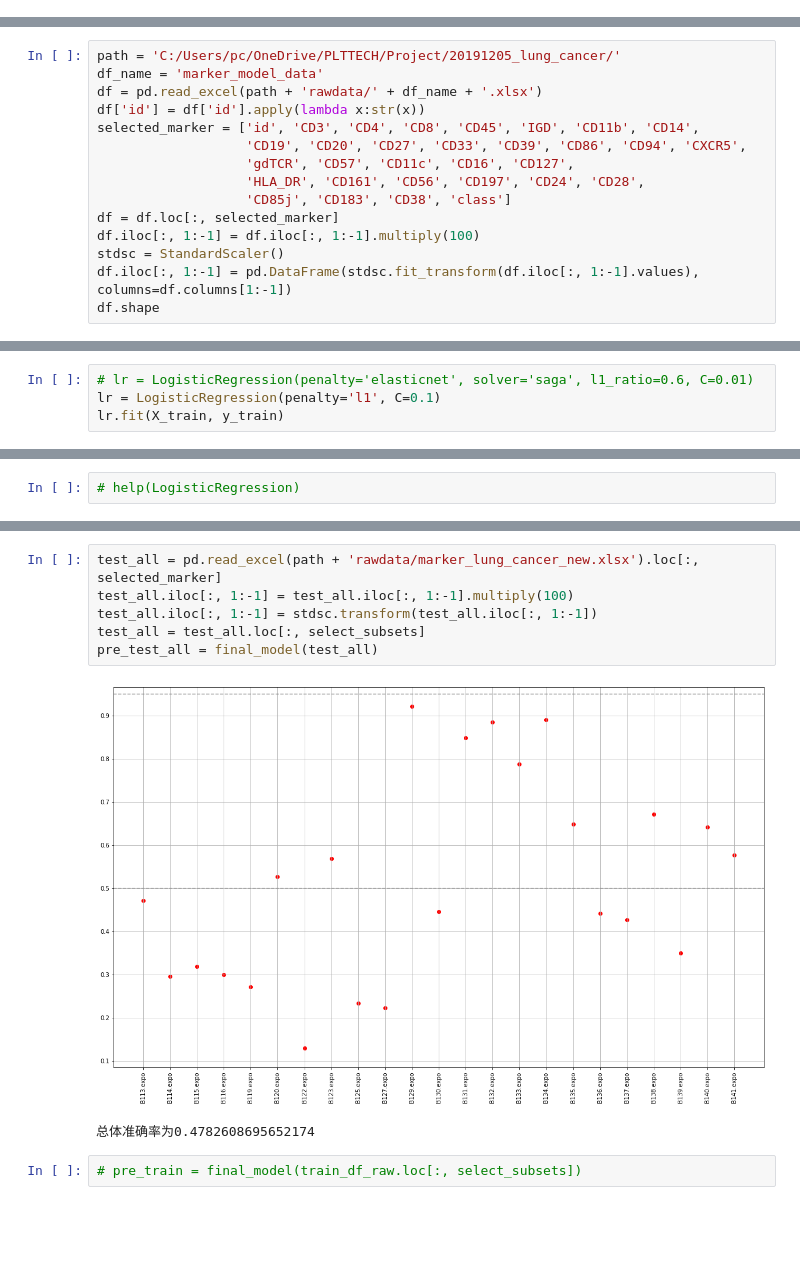
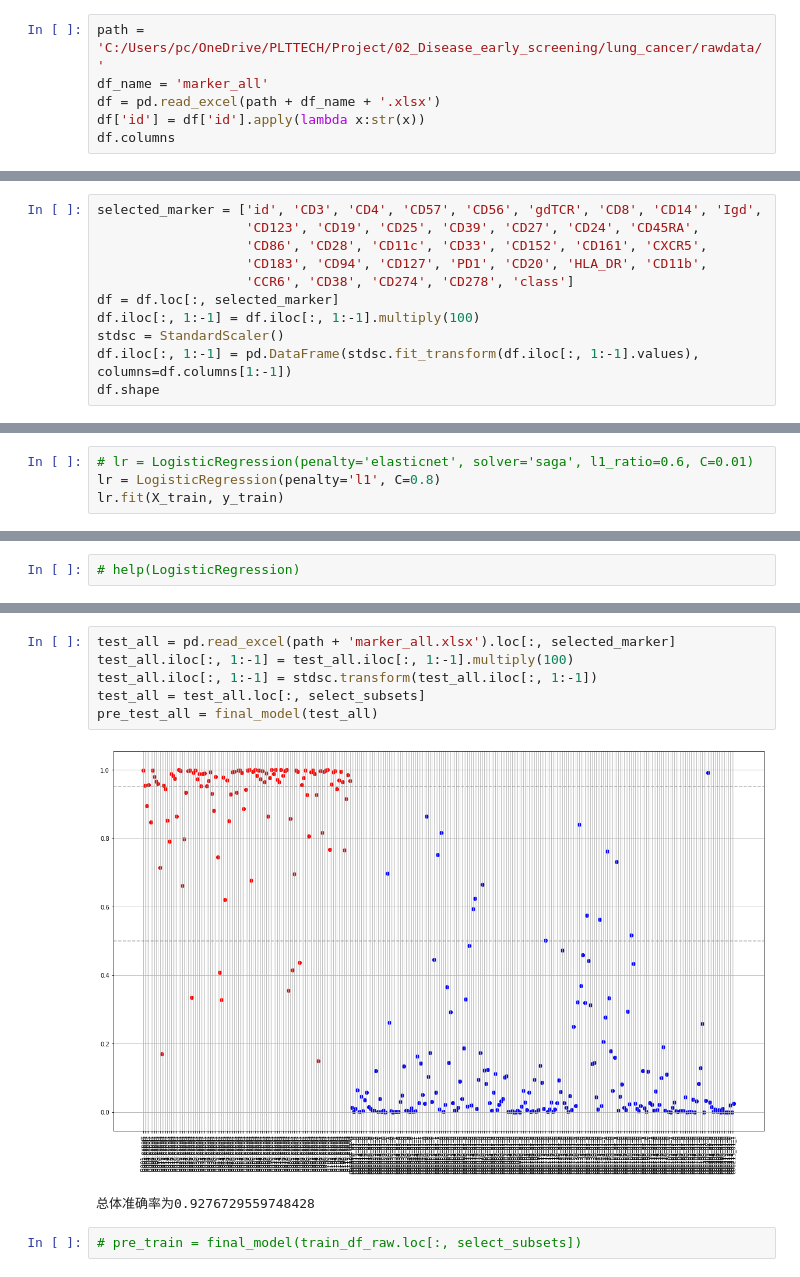
Before and after one commit to PyDarren/PLT_back, a Jupyter notebook: lung_cancer_classifier/new_strategy_marker.ipynb, the cells around one changed output, grey strips where cells are left out. Cells and saved outputs as stored; diff of their text form; blank space fills up the shorter version.

```diff
--- a/lung_cancer_classifier/new_strategy_marker.ipynb
+++ b/lung_cancer_classifier/new_strategy_marker.ipynb
@@ -77,3 +77,9 @@ def final_model(df):
     pre_1_wrong = predict_df[np.logical_and(predict_df['class'] == 1, predict_df['pre_label'] == 0)].shape[0]
     print('总体准确率为%s' % ((pre_0_right + pre_1_right) / predict_df.shape[0]))
     return predict_df
+# %%
+path = 'C:/Users/pc/OneDrive/PLTTECH/Project/02_Disease_early_screening/lung_cancer/rawdata/'
+df_name = 'marker_all'
+df = pd.read_excel(path + df_name + '.xlsx')
+df['id'] = df['id'].apply(lambda x:str(x))
+df.columns
@@ -80,13 +93,9 @@ def final_model(df):
 # %%
-path = 'C:/Users/pc/OneDrive/PLTTECH/Project/20191205_lung_cancer/'
-df_name = 'marker_model_data'
-df = pd.read_excel(path + 'rawdata/' + df_name + '.xlsx')
-df['id'] = df['id'].apply(lambda x:str(x))
-selected_marker = ['id', 'CD3', 'CD4', 'CD8', 'CD45', 'IGD', 'CD11b', 'CD14',
-                   'CD19', 'CD20', 'CD27', 'CD33', 'CD39', 'CD86', 'CD94', 'CXCR5',
-                   'gdTCR', 'CD57', 'CD11c', 'CD16', 'CD127',
-                   'HLA_DR', 'CD161', 'CD56', 'CD197', 'CD24', 'CD28',
-                   'CD85j', 'CD183', 'CD38', 'class']
+selected_marker = ['id', 'CD3', 'CD4', 'CD57', 'CD56', 'gdTCR', 'CD8', 'CD14', 'Igd',
+                   'CD123', 'CD19', 'CD25', 'CD39', 'CD27', 'CD24', 'CD45RA',
+                   'CD86', 'CD28', 'CD11c', 'CD33', 'CD152', 'CD161', 'CXCR5',
+                   'CD183', 'CD94', 'CD127', 'PD1', 'CD20', 'HLA_DR', 'CD11b',
+                   'CCR6', 'CD38', 'CD274', 'CD278', 'class']
 df = df.loc[:, selected_marker]
 df.iloc[:, 1:-1] = df.iloc[:, 1:-1].multiply(100)
 stdsc = StandardScaler()
@@ -140,5 +149,5 @@ plt.show()
 # %%
 # lr = LogisticRegression(penalty='elasticnet', solver='saga', l1_ratio=0.6, C=0.01)
-lr = LogisticRegression(penalty='l1', C=0.1)
+lr = LogisticRegression(penalty='l1', C=0.8)
 lr.fit(X_train, y_train)
 # %% [output]
@@ -177,12 +186,12 @@ print(intercept)
 # %%
-test_all = pd.read_excel(path + 'rawdata/marker_lung_cancer_new.xlsx').loc[:, selected_marker]
+test_all = pd.read_excel(path + 'marker_all.xlsx').loc[:, selected_marker]
 test_all.iloc[:, 1:-1] = test_all.iloc[:, 1:-1].multiply(100)
 test_all.iloc[:, 1:-1] = stdsc.transform(test_all.iloc[:, 1:-1])
 test_all = test_all.loc[:, select_subsets]
 pre_test_all = final_model(test_all)
 # %% [output]
-[figure, old version]
+[figure, new version]
-总体准确率为0.4782608695652174
+总体准确率为0.9276729559748428
 # %%
 # pre_train = final_model(train_df_raw.loc[:, select_subsets])
 # %%
```
Also changed, not shown: parts of 8 cells of this notebook, 13 other files.
